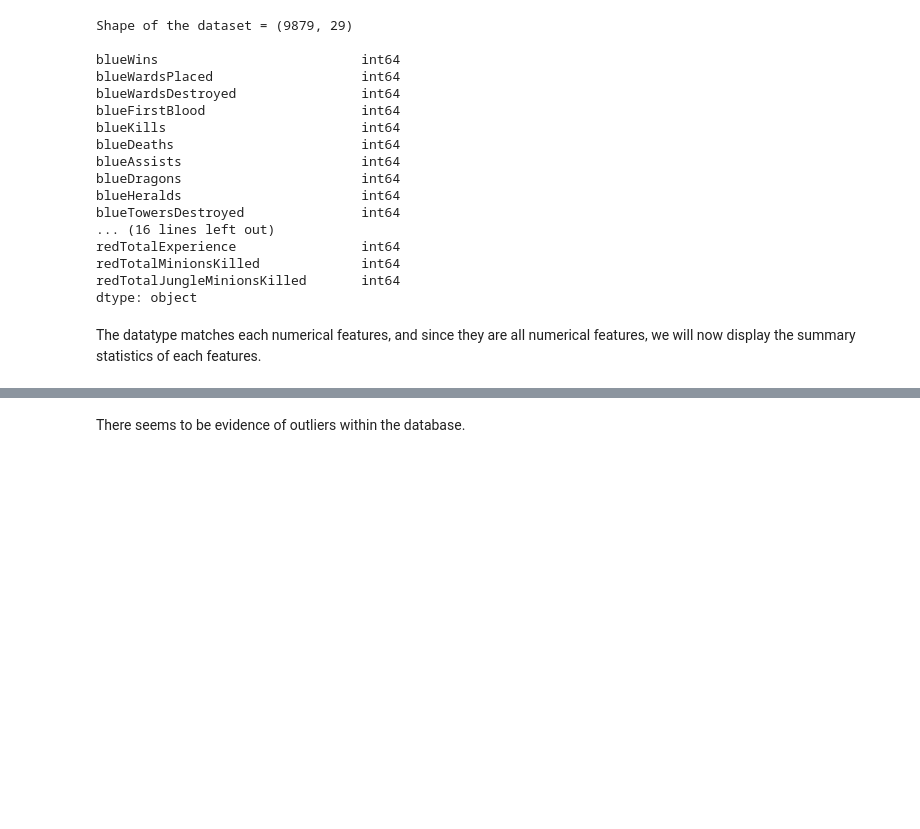
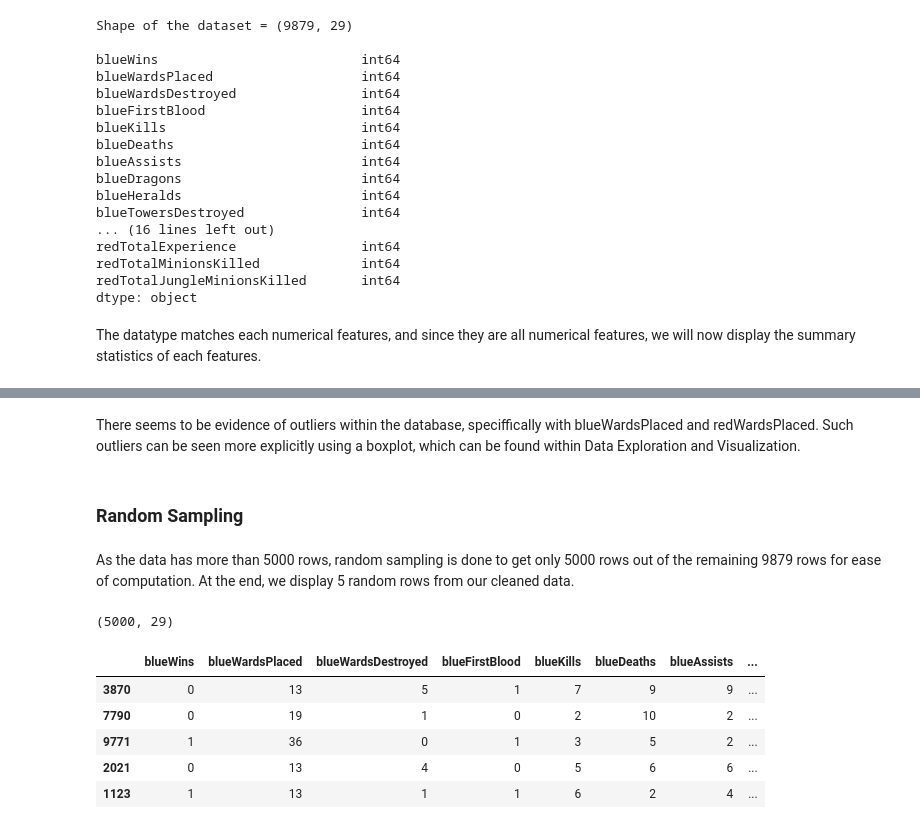
Before and after one commit to angelocarasig/lol_diamond_ranked_analysis, a Jupyter notebook: League of Legends Diamond Ranked Game Analysis.ipynb, the cells around one changed output, grey strips where cells are left out. Saved outputs shown, nothing was run; the diff lists cells and outputs as text; code cells hidden in the pictures; blank space fills up the shorter version.

Commit message:
Data Preprocessing - Semi-Completed

```diff
--- a/League of Legends Diamond Ranked Game Analysis.ipynb
+++ b/League of Legends Diamond Ranked Game Analysis.ipynb
@@ -285,2 +281,18 @@ Table 2: Summary of numerical features
 # %% [markdown]
-There seems to be evidence of outliers within the database.
+There seems to be evidence of outliers within the database, speciffically with blueWardsPlaced and redWardsPlaced. Such outliers can be seen more explicitly using a boxplot, which can be found within Data Exploration and Visualization.
+# %% [markdown]
+### Random Sampling
+# %% [markdown]
+As the data has more than 5000 rows, random sampling is done to get only 5000 rows out of the remaining 9879 rows for ease of computation. At the end, we display 5 random rows from our cleaned data.
+# %%
+df = df.sample(n=5000, random_state=999)
+print(df.shape)
+df.sample(5, random_state=999)
+# %% [output]
+(5000, 29)
+|  | blueWins | blueWardsPlaced | blueWardsDestroyed | blueFirstBlood | blueKills | blueDeaths | blueAssists | ... |
+| 3870 | 0 | 13 | 5 | 1 | 7 | 9 | 9 | ... |
+| 7790 | 0 | 19 | 1 | 0 | 2 | 10 | 2 | ... |
+| 9771 | 1 | 36 | 0 | 1 | 3 | 5 | 2 | ... |
+| 2021 | 0 | 13 | 4 | 0 | 5 | 6 | 6 | ... |
+| 1123 | 1 | 13 | 1 | 1 | 6 | 2 | 4 | ... |
```
Also changed, not shown: parts of 3 cells of this notebook.
